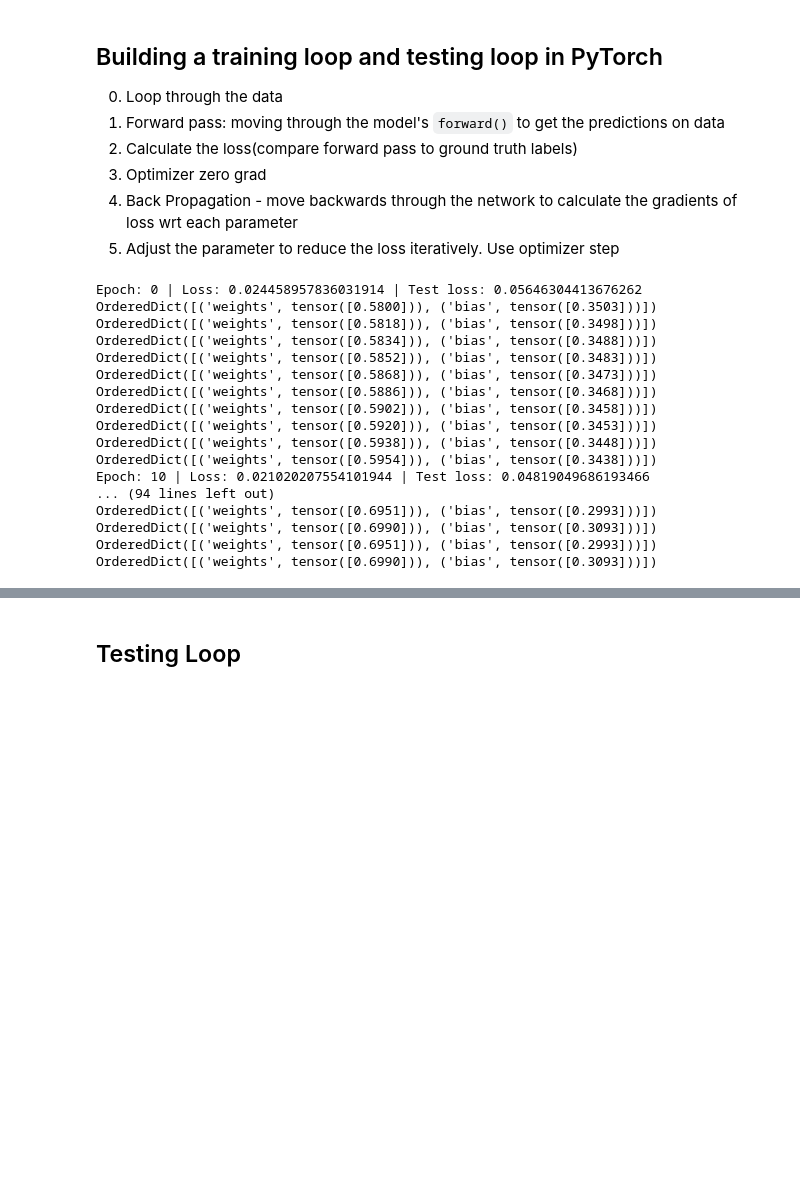
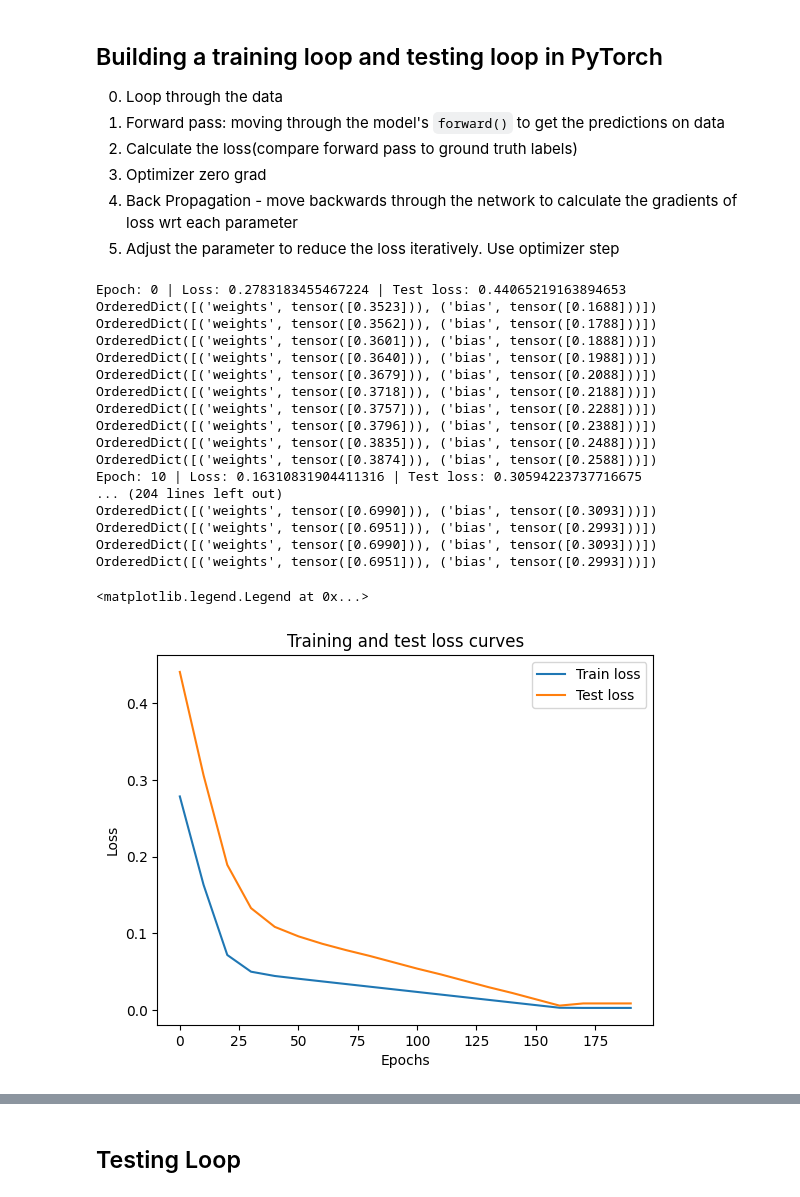
Before and after one commit to srikrish2812/pytorch_practice, a Jupyter notebook: torch_1_workflow.ipynb, the cells around one changed output, grey strips where cells are left out. Cells and saved outputs as stored; diff of their text form; code cells hidden in the pictures; blank space fills up the shorter version.

```diff
--- a/torch_1_workflow.ipynb
+++ b/torch_1_workflow.ipynb
@@ -196,8 +197,12 @@ optimizer = torch.optim.SGD(params=model_0.parameters(),
 4. Back Propagation - move backwards through the network to calculate the gradients of loss wrt each parameter
 5. Adjust the parameter to reduce the loss iteratively. Use optimizer step
 # %%
-epochs = 100
+epochs = 200
 torch.manual_seed(42)
+
+epoch_count = []
+loss_value = []
+test_loss_values = []
 # 0. looping data
 for epoch in range(epochs):
     # set the model to traiing mode
@@ -229,27 +234,40 @@ for epoch in range(epochs):
         test_loss = loss_fn(test_pred, y_test)
 
     if epoch%10==0:
+        epoch_count.append(epoch)
+        loss_value.append(np.array(torch.tensor(loss).cpu().numpy()))
+        test_loss_values.append(test_loss)
         print(f"Epoch: {epoch} | Loss: {loss} | Test loss: {test_loss}")
 
     print(model_0.state_dict())
 # %% [output]
-Epoch: 0 | Loss: 0.024458957836031914 | Test loss: 0.05646304413676262
-OrderedDict([('weights', tensor([0.5800])), ('bias', tensor([0.3503]))])
-OrderedDict([('weights', tensor([0.5818])), ('bias', tensor([0.3498]))])
-OrderedDict([('weights', tensor([0.5834])), ('bias', tensor([0.3488]))])
-OrderedDict([('weights', tensor([0.5852])), ('bias', tensor([0.3483]))])
-OrderedDict([('weights', tensor([0.5868])), ('bias', tensor([0.3473]))])
-OrderedDict([('weights', tensor([0.5886])), ('bias', tensor([0.3468]))])
-OrderedDict([('weights', tensor([0.5902])), ('bias', tensor([0.3458]))])
-OrderedDict([('weights', tensor([0.5920])), ('bias', tensor([0.3453]))])
-OrderedDict([('weights', tensor([0.5938])), ('bias', tensor([0.3448]))])
-OrderedDict([('weights', tensor([0.5954])), ('bias', tensor([0.3438]))])
-Epoch: 10 | Loss: 0.021020207554101944 | Test loss: 0.04819049686193466
-... (94 lines left out)
+Epoch: 0 | Loss: 0.2783183455467224 | Test loss: 0.44065219163894653
+OrderedDict([('weights', tensor([0.3523])), ('bias', tensor([0.1688]))])
+OrderedDict([('weights', tensor([0.3562])), ('bias', tensor([0.1788]))])
+OrderedDict([('weights', tensor([0.3601])), ('bias', tensor([0.1888]))])
+OrderedDict([('weights', tensor([0.3640])), ('bias', tensor([0.1988]))])
+OrderedDict([('weights', tensor([0.3679])), ('bias', tensor([0.2088]))])
+OrderedDict([('weights', tensor([0.3718])), ('bias', tensor([0.2188]))])
+OrderedDict([('weights', tensor([0.3757])), ('bias', tensor([0.2288]))])
+OrderedDict([('weights', tensor([0.3796])), ('bias', tensor([0.2388]))])
+OrderedDict([('weights', tensor([0.3835])), ('bias', tensor([0.2488]))])
+OrderedDict([('weights', tensor([0.3874])), ('bias', tensor([0.2588]))])
+Epoch: 10 | Loss: 0.16310831904411316 | Test loss: 0.30594223737716675
+... (204 lines left out)
+OrderedDict([('weights', tensor([0.6990])), ('bias', tensor([0.3093]))])
 OrderedDict([('weights', tensor([0.6951])), ('bias', tensor([0.2993]))])
 OrderedDict([('weights', tensor([0.6990])), ('bias', tensor([0.3093]))])
 OrderedDict([('weights', tensor([0.6951])), ('bias', tensor([0.2993]))])
-OrderedDict([('weights', tensor([0.6990])), ('bias', tensor([0.3093]))])
+# %%
+plt.plot(epoch_count, loss_value,label="Train loss")
+plt.plot(epoch_count, test_loss_values, label="Test loss")
+plt.title("Training and test loss curves")
+plt.ylabel("Loss")
+plt.xlabel("Epochs")
+plt.legend()
+# %% [output]
+<matplotlib.legend.Legend at 0x...>
+[figure, added]
 # %%
 with torch.inference_mode():
     y_preds_new = model_0(X_test)
```
Also changed, not shown: parts of 2 cells of this notebook.
